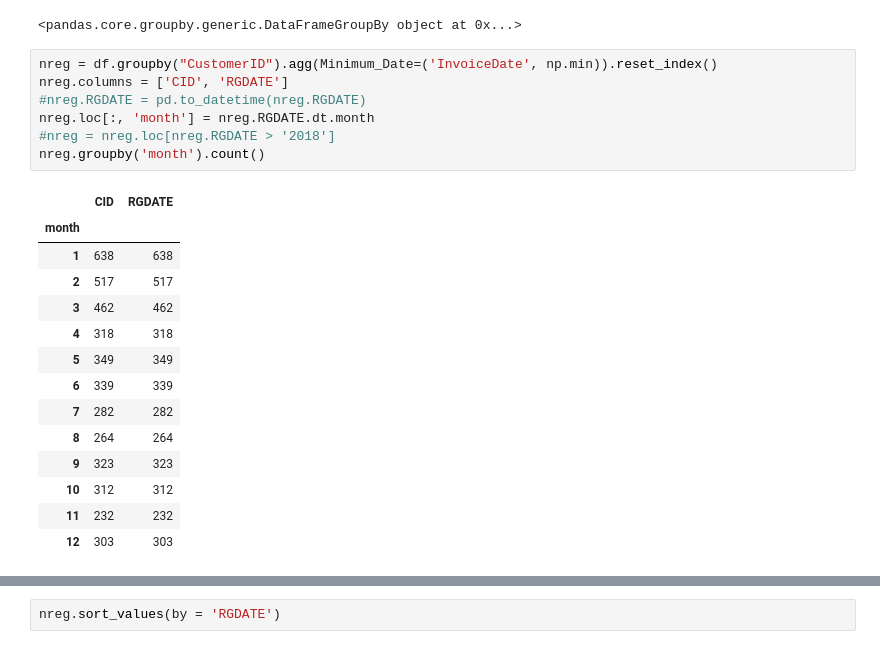
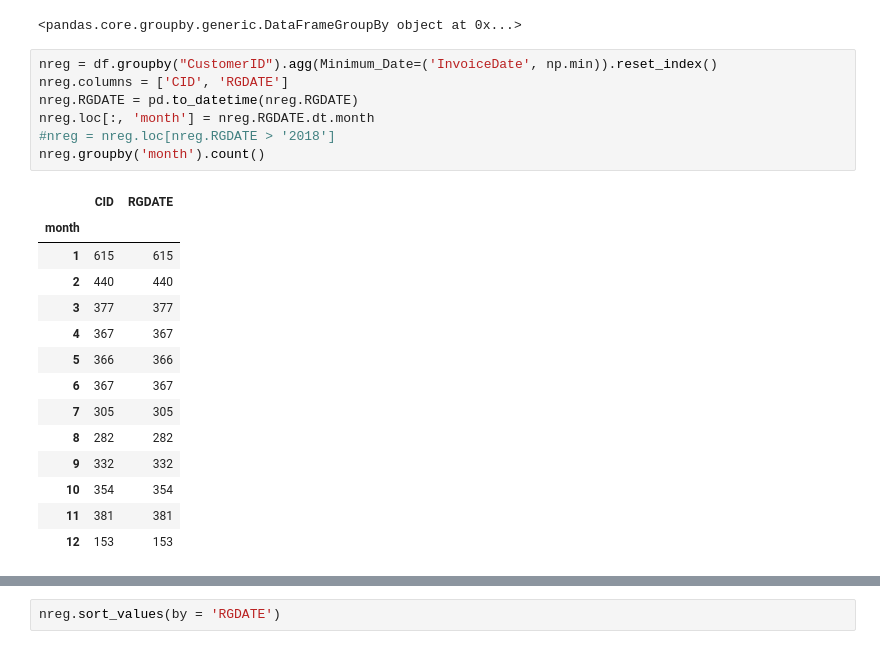
Before and after one commit to selinbulbul/ecommerce-scrape, a Jupyter notebook: Sales Data/tasks.ipynb, the cells around one changed output, grey strips where cells are left out. Cells and saved outputs as stored; diff of their text form.

```diff
--- a/Sales Data/tasks.ipynb
+++ b/Sales Data/tasks.ipynb
@@ -1184,22 +1184,22 @@ df11
 # %%
 nreg = df.groupby("CustomerID").agg(Minimum_Date=('InvoiceDate', np.min)).reset_index()
 nreg.columns = ['CID', 'RGDATE']
-#nreg.RGDATE = pd.to_datetime(nreg.RGDATE)
+nreg.RGDATE = pd.to_datetime(nreg.RGDATE)
 nreg.loc[:, 'month'] = nreg.RGDATE.dt.month
 #nreg = nreg.loc[nreg.RGDATE > '2018']
 nreg.groupby('month').count()
 # %% [output]
 |  | CID | RGDATE |
 | month |  |  |
-| 1 | 638 | 638 |
-| 2 | 517 | 517 |
-| 3 | 462 | 462 |
-| 4 | 318 | 318 |
-| 5 | 349 | 349 |
-| 6 | 339 | 339 |
-| 7 | 282 | 282 |
-| 8 | 264 | 264 |
-| 9 | 323 | 323 |
-| 10 | 312 | 312 |
-| 11 | 232 | 232 |
-| 12 | 303 | 303 |
+| 1 | 615 | 615 |
+| 2 | 440 | 440 |
+| 3 | 377 | 377 |
+| 4 | 367 | 367 |
+| 5 | 366 | 366 |
+| 6 | 367 | 367 |
+| 7 | 305 | 305 |
+| 8 | 282 | 282 |
+| 9 | 332 | 332 |
+| 10 | 354 | 354 |
+| 11 | 381 | 381 |
+| 12 | 153 | 153 |
```
Also changed, not shown: parts of 2 cells of this notebook.
